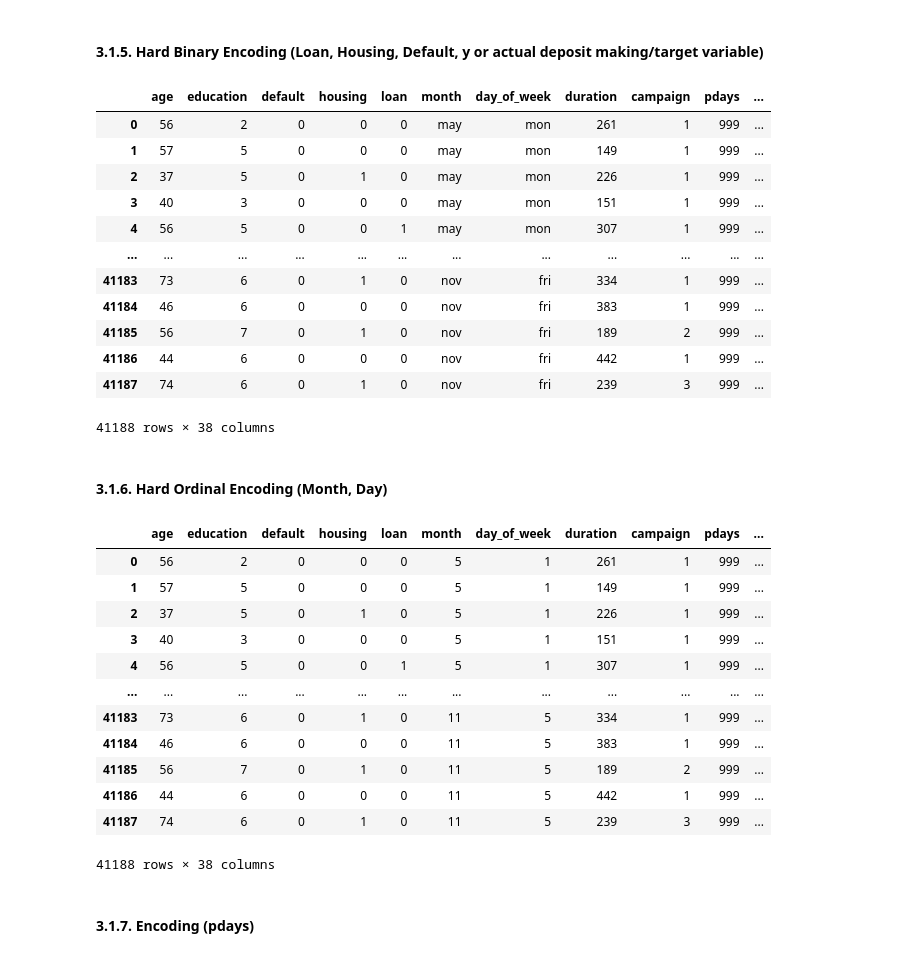
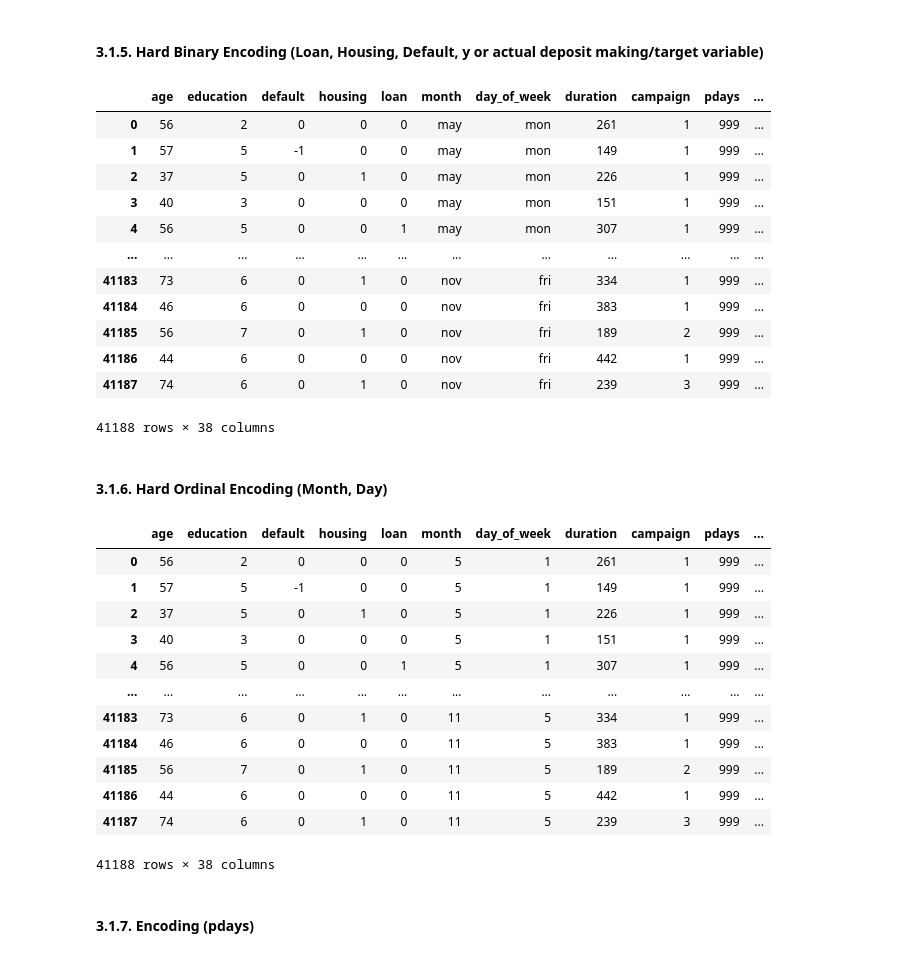
Before and after one commit to nikkoschy/jcdsol_enigma_finpro, a Jupyter notebook: finpro_enigma_bank_case.ipynb, the cells around one changed output. Drawn from its saved outputs; the diff is of its cells as text; code cells hidden in the pictures.

```diff
--- a/finpro_enigma_bank_case.ipynb
+++ b/finpro_enigma_bank_case.ipynb
@@ -522,32 +478,47 @@ df
 # %% [markdown]
 #### 3.1.5. Hard Binary Encoding (Loan, Housing, Default, y or actual deposit making/target variable)
 # %%
+# Alternative 1 ----------------------------------------------
+# Unknown encoded to 0
+
+# df['loan'] = df['loan'].map(
+#             {'unknown': 0,
+#             'no': 0,
+#             'yes': 1})
+
+# df['housing'] = df['housing'].map(
+#             {'unknown': 0,
+#             'no': 0,
+#             'yes': 1})
+
+# df['default'] = df['default'].map(
+#             {'unknown': 0,
+#             'no': 0,
+#             'yes': 1})
+
+# Alternative 2 ----------------------------------------------
+# Unknown encoded to -1
+
 df['loan'] = df['loan'].map(
-            {'unknown': 0,
+            {'unknown': -1,
             'no': 0,
             'yes': 1})
 
 df['housing'] = df['housing'].map(
-            {'unknown': 0,
+            {'unknown': -1,
             'no': 0,
             'yes': 1})
 
 df['default'] = df['default'].map(
-            {'unknown': 0,
+            {'unknown': -1,
             'no': 0,
             'yes': 1})
 
-# df['y'] = df['y'].map(
-#             {'no': 0,
-#              'no ': 0,
-#             'yes': 1,
-#             'yes ': 1})
-
 df
 # %% [output]
 |  | age | education | default | housing | loan | month | day_of_week | duration | campaign | pdays | ... |
 | 0 | 56 | 2 | 0 | 0 | 0 | may | mon | 261 | 1 | 999 | ... |
-| 1 | 57 | 5 | 0 | 0 | 0 | may | mon | 149 | 1 | 999 | ... |
+| 1 | 57 | 5 | -1 | 0 | 0 | may | mon | 149 | 1 | 999 | ... |
 | 2 | 37 | 5 | 0 | 1 | 0 | may | mon | 226 | 1 | 999 | ... |
 | 3 | 40 | 3 | 0 | 0 | 0 | may | mon | 151 | 1 | 999 | ... |
 | 4 | 56 | 5 | 0 | 0 | 1 | may | mon | 307 | 1 | 999 | ... |
@@ -588,7 +559,7 @@ df
 # %% [output]
 |  | age | education | default | housing | loan | month | day_of_week | duration | campaign | pdays | ... |
 | 0 | 56 | 2 | 0 | 0 | 0 | 5 | 1 | 261 | 1 | 999 | ... |
-| 1 | 57 | 5 | 0 | 0 | 0 | 5 | 1 | 149 | 1 | 999 | ... |
+| 1 | 57 | 5 | -1 | 0 | 0 | 5 | 1 | 149 | 1 | 999 | ... |
 | 2 | 37 | 5 | 0 | 1 | 0 | 5 | 1 | 226 | 1 | 999 | ... |
 | 3 | 40 | 3 | 0 | 0 | 0 | 5 | 1 | 151 | 1 | 999 | ... |
 | 4 | 56 | 5 | 0 | 0 | 1 | 5 | 1 | 307 | 1 | 999 | ... |
```
Also changed, not shown: parts of 35 cells of this notebook.
